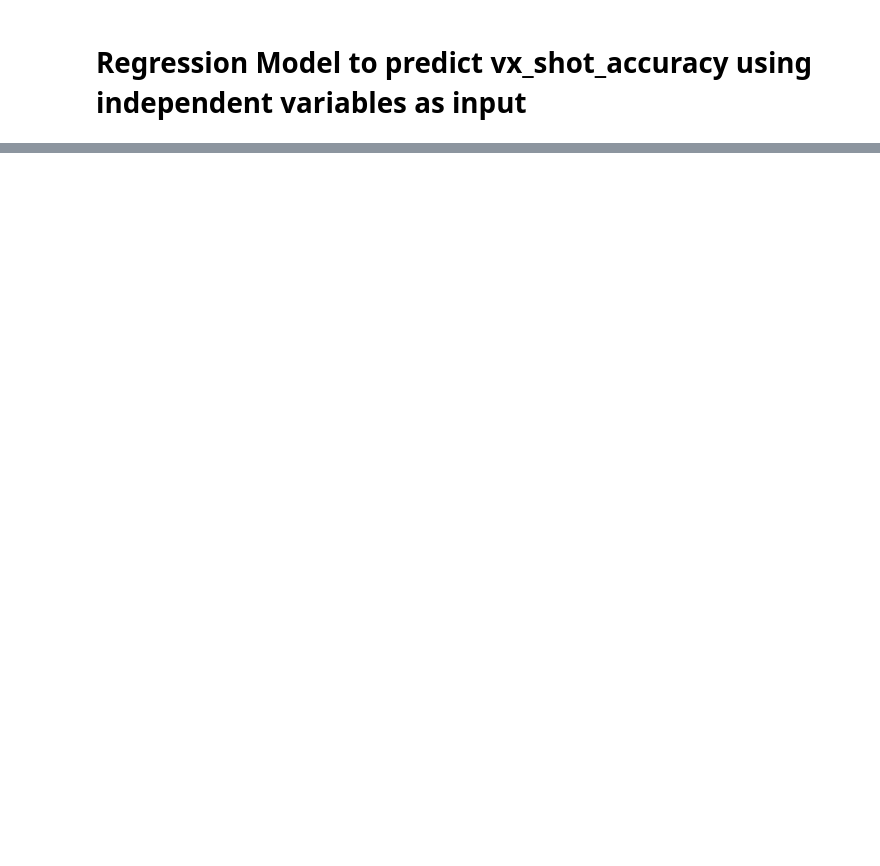
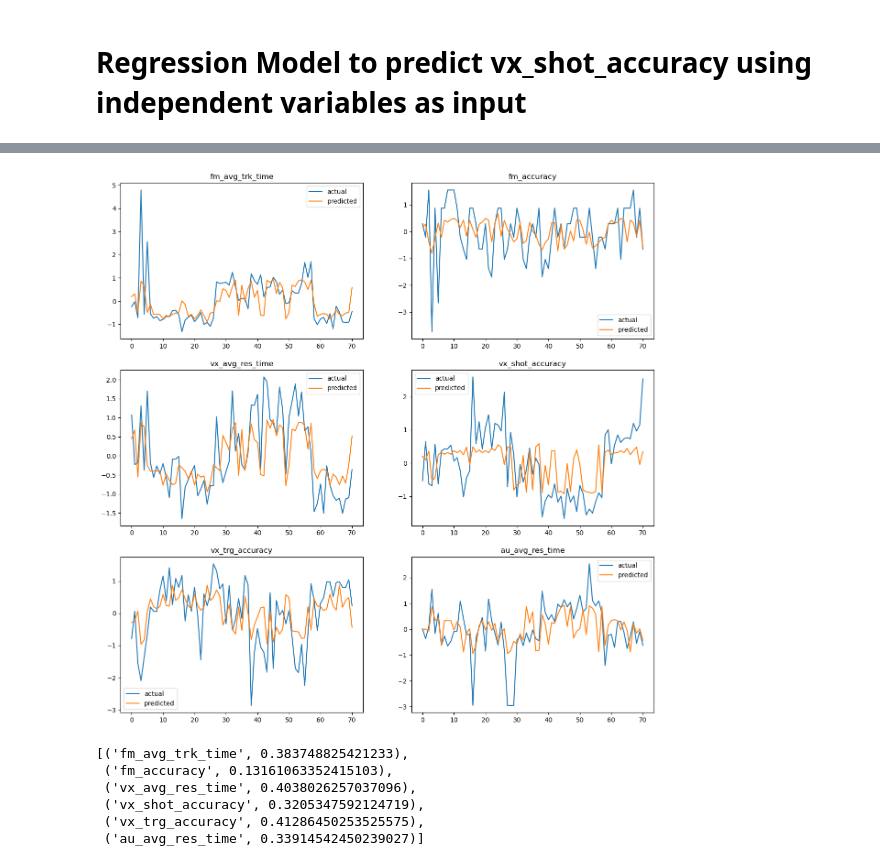
Before and after one commit to intotito/applied_project, a Jupyter notebook: tensorflow/ai.ipynb, the cells around one changed output, grey strips where cells are left out. Saved outputs shown, nothing was run; the diff lists cells and outputs as text; code cells hidden in the pictures; blank space fills up the shorter version.

```diff
--- a/tensorflow/ai.ipynb
+++ b/tensorflow/ai.ipynb
@@ -134,6 +168,7 @@ X_train, X_test, y_train, y_test = train_test_split(X, y, test_size=0.2, random_
 # create linear regression model with 3 input and 6 output
 model = tf.keras.models.Sequential()
 model.add(tf.keras.layers.Dense(3, input_dim=3, activation='tanh'))
+model.add(tf.keras.layers.Dense(10, activation='tanh'))
 model.add(tf.keras.layers.Dense(15, activation='tanh'))
 model.add(tf.keras.layers.Dense(6, activation='tanh'))
 # %%
@@ -141,5 +176,5 @@ model.add(tf.keras.layers.Dense(6, activation='tanh'))
 model.compile(optimizer='adam', loss='mean_squared_error')
 # %%
 # train model
-model.fit(X_train, y_train, epochs=750, batch_size=10)
+model.fit(X_train, y_train, epochs=1000, batch_size=10)
 # %% [output]
@@ -200,0 +243,15 @@ r2_score(y_test, y_pred)
+# %%
+# evaluate prediction for all data
+y_pred_all = model.predict(X)
+r2_score(y, y_pred_all)
+
+# plot actual vs predicted for each column
+fig, ax = plt.subplots(3, 2, figsize=(15, 15))
+for i, column in enumerate(df_dependent.columns):
+    ax = plt.subplot(3, 2, i+1)
+    ax.plot(y[:, i], label='actual')
+    ax.plot(y_pred_all[:, i], label='predicted')
+    ax.set_title(column)
+    ax.legend()
+plt.show()
+# %% [output]
@@ -200,0 +259,15 @@ r2_score(y_test, y_pred)
+[figure, added]
+# %%
+# calculate r2 score for each output displaying label of columns
+r2_scores = []
+for i, column in enumerate(df_dependent.columns):
+    r2 = r2_score(y[:, i], y_pred_all[:, i])
+    r2_scores.append((column, r2))
+r2_scores
+# %% [output]
+[('fm_avg_trk_time', 0.383748825421233),
+ ('fm_accuracy', 0.13161063352415103),
+ ('vx_avg_res_time', 0.4038026257037096),
+ ('vx_shot_accuracy', 0.3205347592124719),
+ ('vx_trg_accuracy', 0.41286450253525575),
+ ('au_avg_res_time', 0.33914542450239027)]
```
Also changed, not shown: parts of 22 cells of this notebook, 8 other files.
